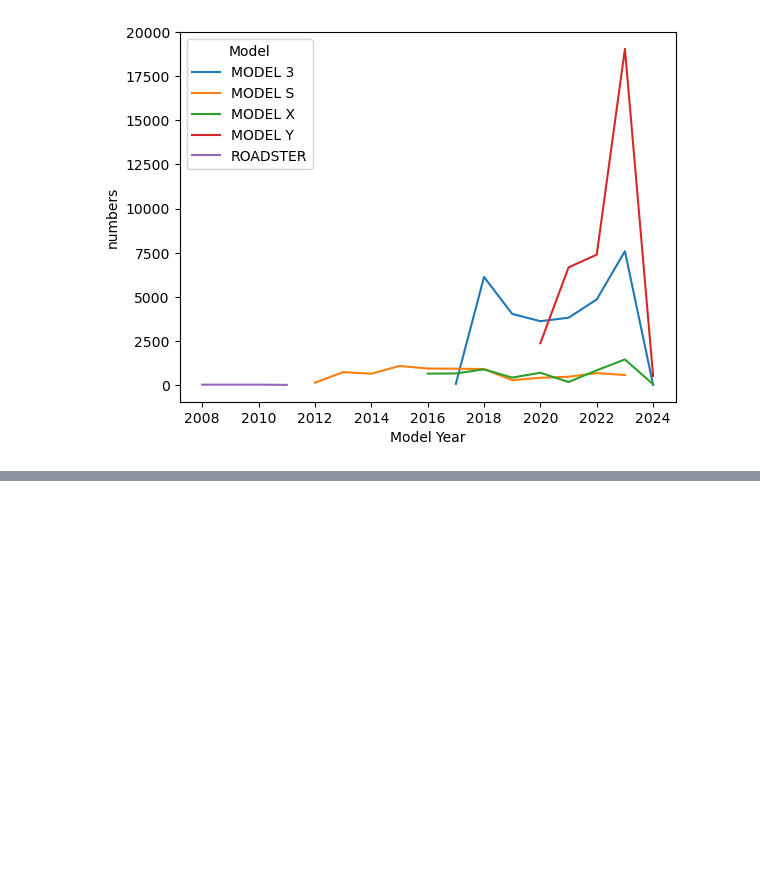
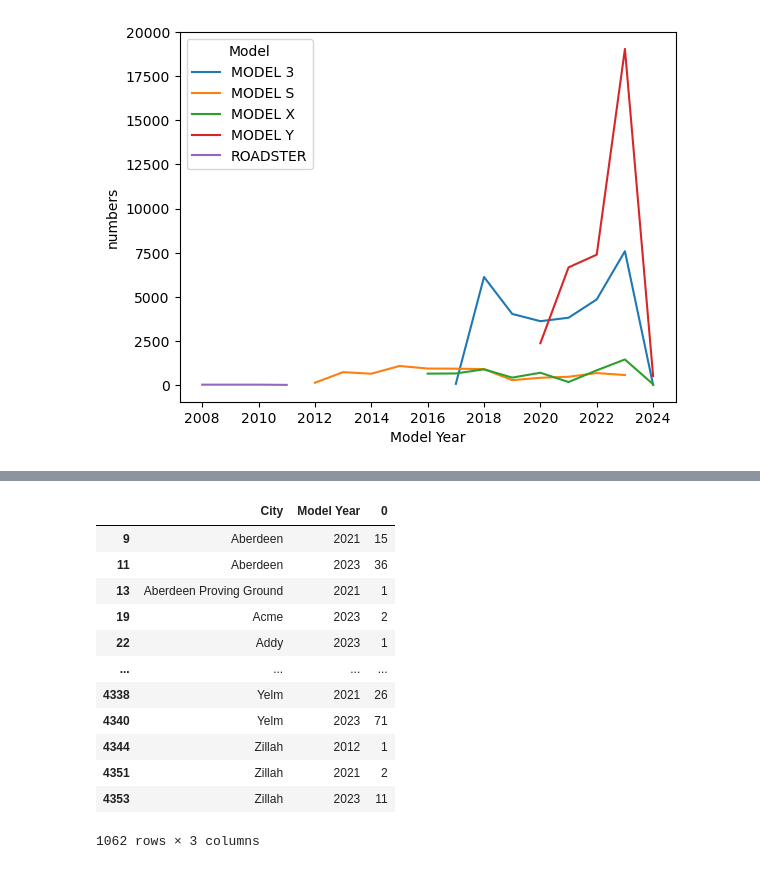
Before and after one commit to sshettyongit/EV_EDA_tesla, a Jupyter notebook: EV-EDA.ipynb, the cells around one changed output, grey strips where cells are left out. Cells and saved outputs as stored; diff of their text form; code cells hidden in the pictures; blank space fills up the shorter version.

```diff
--- a/EV-EDA.ipynb
+++ b/EV-EDA.ipynb
@@ -252,0 +271,16 @@ sns.lineplot( data  = tesla_yr_dta , x = 'Model Year' , y = 'numbers' , hue = 'M
+# %%
+city_per_year[ city_per_year['Model Year'].isin([2021,2012,2023])]
+# %% [output]
+|  | City | Model Year | 0 |
+| 9 | Aberdeen | 2021 | 15 |
+| 11 | Aberdeen | 2023 | 36 |
+| 13 | Aberdeen Proving Ground | 2021 | 1 |
+| 19 | Acme | 2023 | 2 |
+| 22 | Addy | 2023 | 1 |
+| ... | ... | ... | ... |
+| 4338 | Yelm | 2021 | 26 |
+| 4340 | Yelm | 2023 | 71 |
+| 4344 | Zillah | 2012 | 1 |
+| 4351 | Zillah | 2021 | 2 |
+| 4353 | Zillah | 2023 | 11 |
+1062 rows × 3 columns
```
Also changed, not shown: parts of 8 cells of this notebook.
